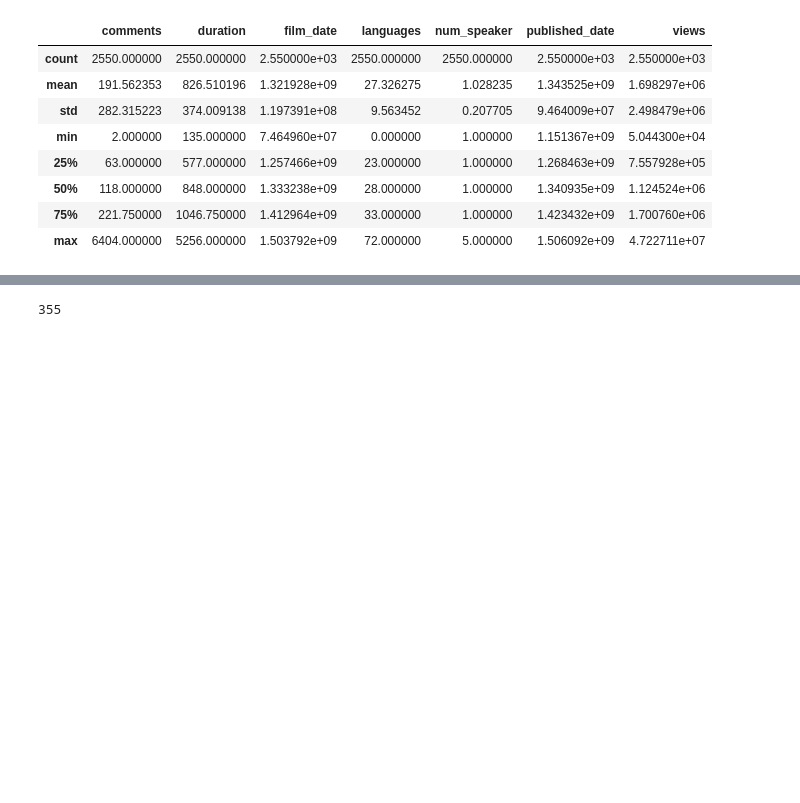
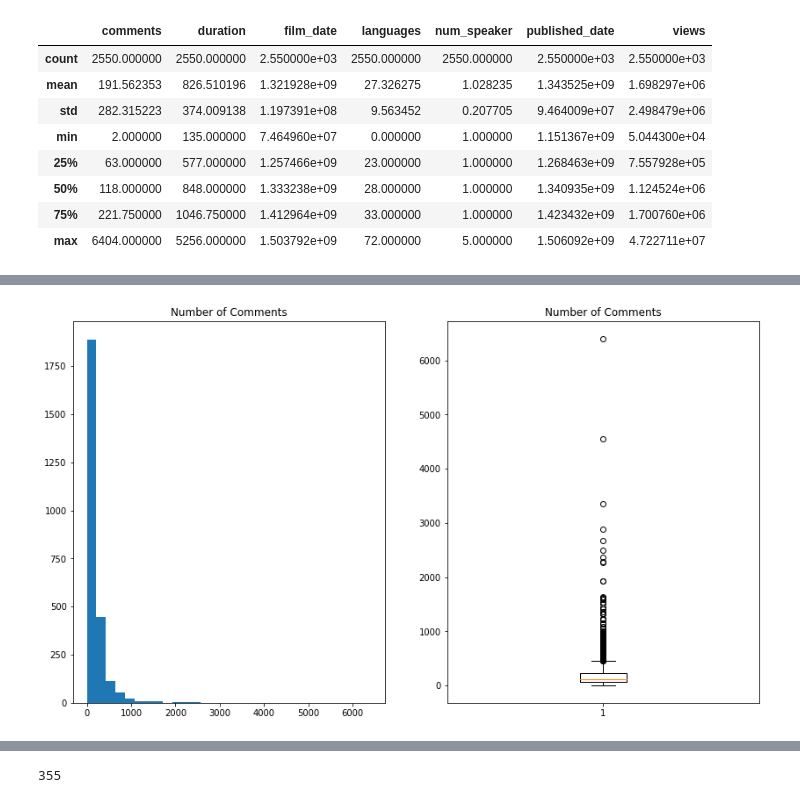
Before and after one commit to lilpricey/Thinkful, a Jupyter notebook: fundamentals/capstone report.ipynb, the cells around one changed output, grey strips where cells are left out. Drawn from its saved outputs; the diff is of its cells as text; code cells hidden in the pictures; blank space fills up the shorter version.

```diff
--- a/fundamentals/capstone report.ipynb
+++ b/fundamentals/capstone report.ipynb
@@ -65,0 +80,14 @@ plt.show()
+# %%
+plt.figure(figsize=(14,8))
+
+plt.subplot(1, 2, 1)
+plt.hist(ted['comments'], bins=30)
+plt.title('Number of Comments')
+
+plt.subplot(1, 2, 2)
+plt.boxplot(ted['comments'])
+plt.title('Number of Comments')
+
+plt.show()
+# %% [output]
+[figure, added]
```
Also changed, not shown: parts of 44 cells of this notebook.
